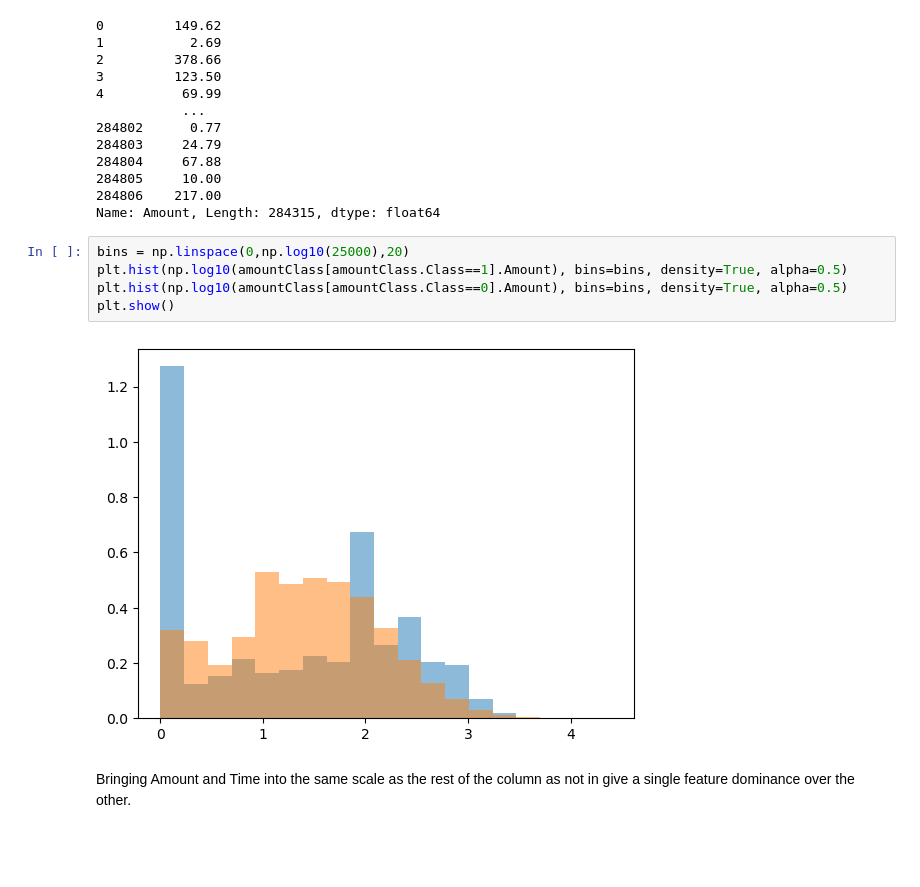
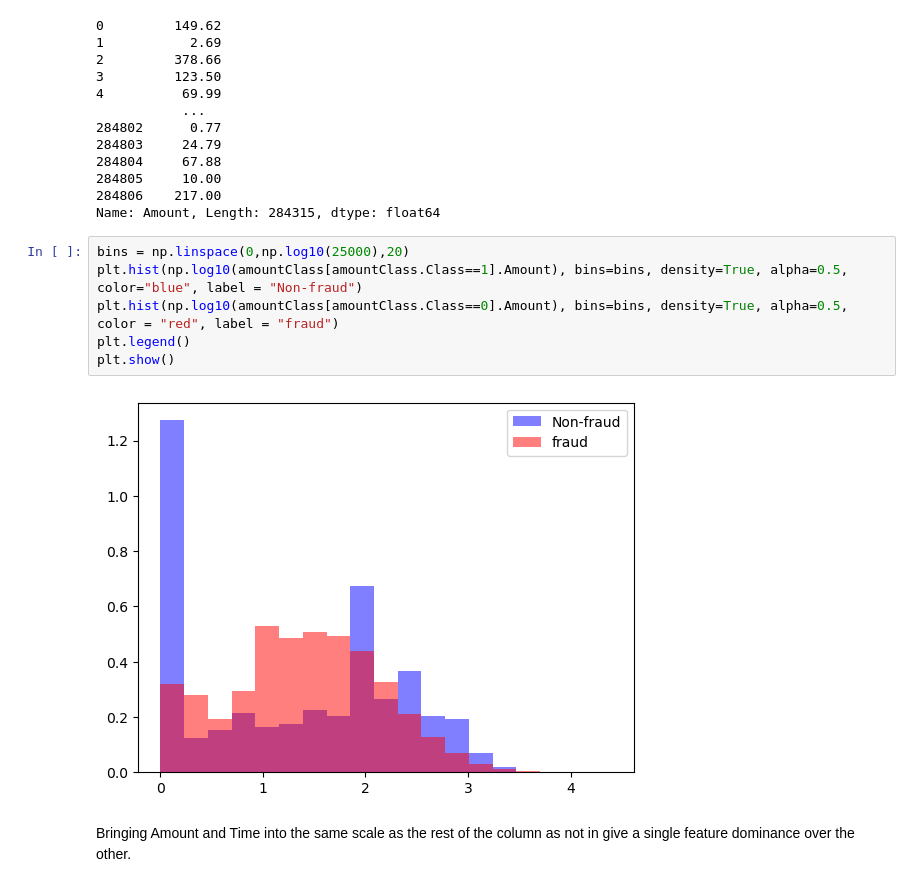
Before and after one commit to llapace/Fraud_Detection, a Jupyter notebook: XGB.ipynb, the cells around one changed output. Drawn from its saved outputs; the diff is of its cells as text; blank space fills up the shorter version.

```diff
--- a/XGB.ipynb
+++ b/XGB.ipynb
@@ -128,11 +128,12 @@ amountClass[amountClass.Class==0].Amount
 Name: Amount, Length: 284315, dtype: float64
 # %%
 bins = np.linspace(0,np.log10(25000),20)
-plt.hist(np.log10(amountClass[amountClass.Class==1].Amount), bins=bins, density=True, alpha=0.5)
-plt.hist(np.log10(amountClass[amountClass.Class==0].Amount), bins=bins, density=True, alpha=0.5)
+plt.hist(np.log10(amountClass[amountClass.Class==1].Amount), bins=bins, density=True, alpha=0.5, color="blue", label = "Non-fraud")
+plt.hist(np.log10(amountClass[amountClass.Class==0].Amount), bins=bins, density=True, alpha=0.5, color = "red", label = "fraud")
+plt.legend()
 plt.show()
 # %% [output]
-[figure, old version]
+[figure, new version]
 # %% [markdown]
 Bringing Amount and Time into the same scale as the rest of the column as not in give a single feature dominance over the other.
 # %% [markdown]
```
Also changed, not shown: parts of 41 cells of this notebook, 3 other files.
